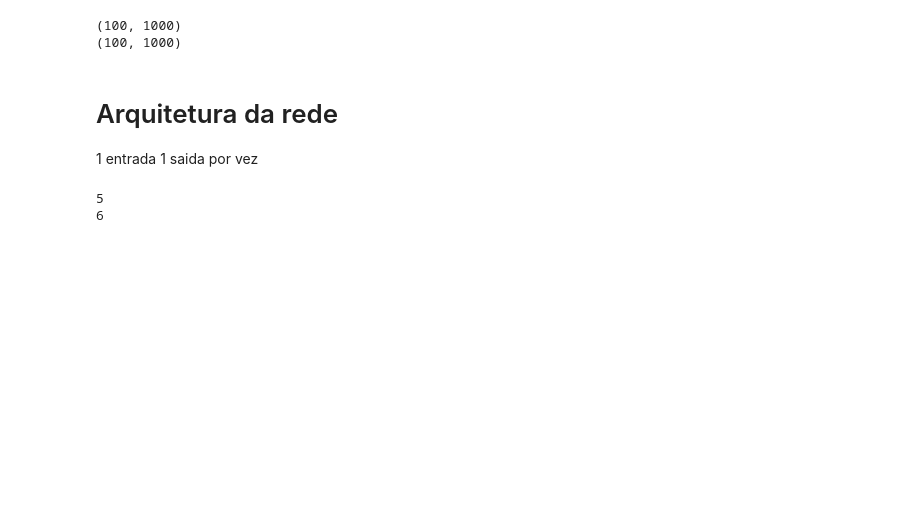
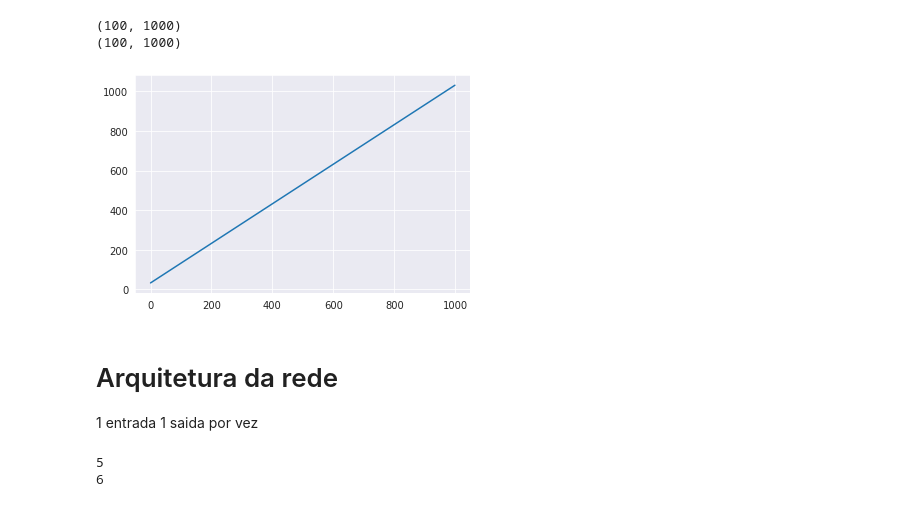
Before and after one commit to barauna-lo/Colored_Noise, a Jupyter notebook: CervejaGratis.ipynb, the cells around one changed output. Drawn from its saved outputs; the diff is of its cells as text; code cells hidden in the pictures; blank space fills up the shorter version.

```diff
--- a/CervejaGratis.ipynb
+++ b/CervejaGratis.ipynb
@@ -94,6 +94,12 @@ print(x.shape)
 # %% [output]
 (100, 1000)
 (100, 1000)
+# %%
+plt.figure()
+plt.plot(x[0])
+plt.show()
+# %% [output]
+[figure, added]
 # %% [markdown]
 # Arquitetura da rede
 
```
Also changed, not shown: parts of 4 cells of this notebook.
